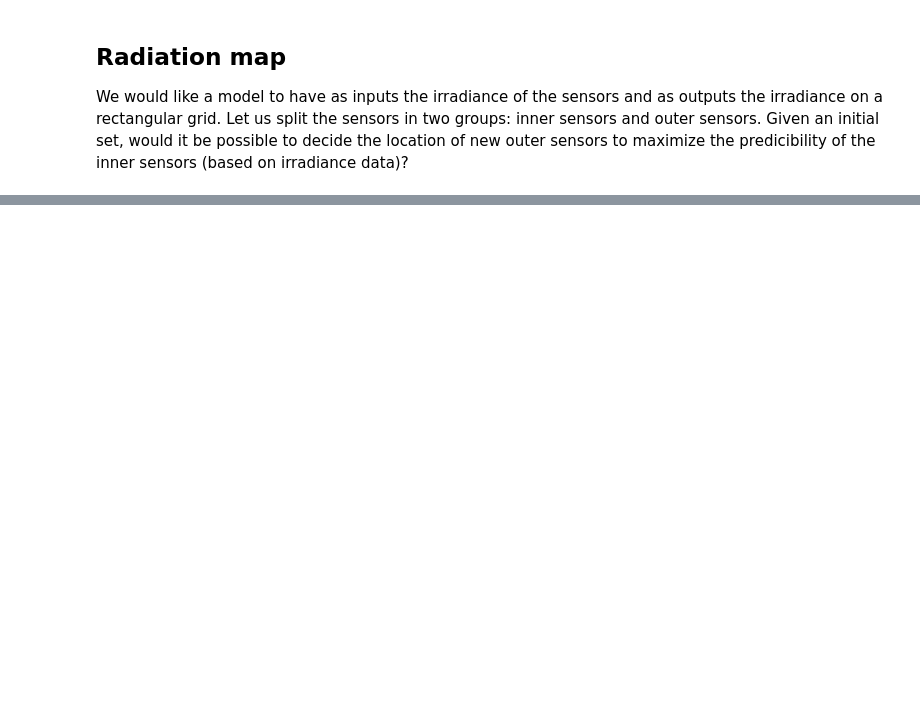
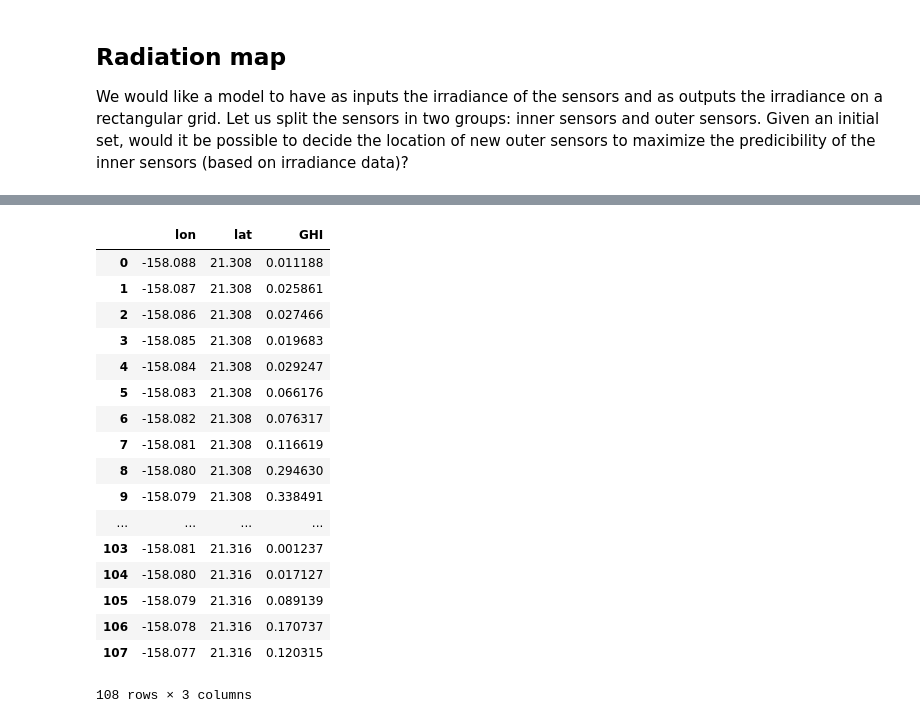
Before and after one commit to albertotb/solar, a Jupyter notebook: notebooks/ghi_map.ipynb, the cells around one changed output, grey strips where cells are left out. Cells and saved outputs as stored; diff of their text form; code cells hidden in the pictures; blank space fills up the shorter version.

```diff
--- a/notebooks/ghi_map.ipynb
+++ b/notebooks/ghi_map.ipynb
@@ -41,3 +84,24 @@ def get_grid(lonlat, decimals=3):
+# %%
+X_test
+# %% [output]
+|  | lon | lat | GHI |
+| 0 | -158.088 | 21.308 | 0.011188 |
+| 1 | -158.087 | 21.308 | 0.025861 |
+| 2 | -158.086 | 21.308 | 0.027466 |
+| 3 | -158.085 | 21.308 | 0.019683 |
+| 4 | -158.084 | 21.308 | 0.029247 |
+| 5 | -158.083 | 21.308 | 0.066176 |
+| 6 | -158.082 | 21.308 | 0.076317 |
+| 7 | -158.081 | 21.308 | 0.116619 |
+| 8 | -158.080 | 21.308 | 0.294630 |
+| 9 | -158.079 | 21.308 | 0.338491 |
+| ... | ... | ... | ... |
+| 103 | -158.081 | 21.316 | 0.001237 |
+| 104 | -158.080 | 21.316 | 0.017127 |
+| 105 | -158.079 | 21.316 | 0.089139 |
+| 106 | -158.078 | 21.316 | 0.170737 |
+| 107 | -158.077 | 21.316 | 0.120315 |
+108 rows × 3 columns
 # %%
 df_dict = {}
 for datetime, df in df_long.groupby('Datetime'):
```
Also changed, not shown: parts of 6 cells of this notebook.
